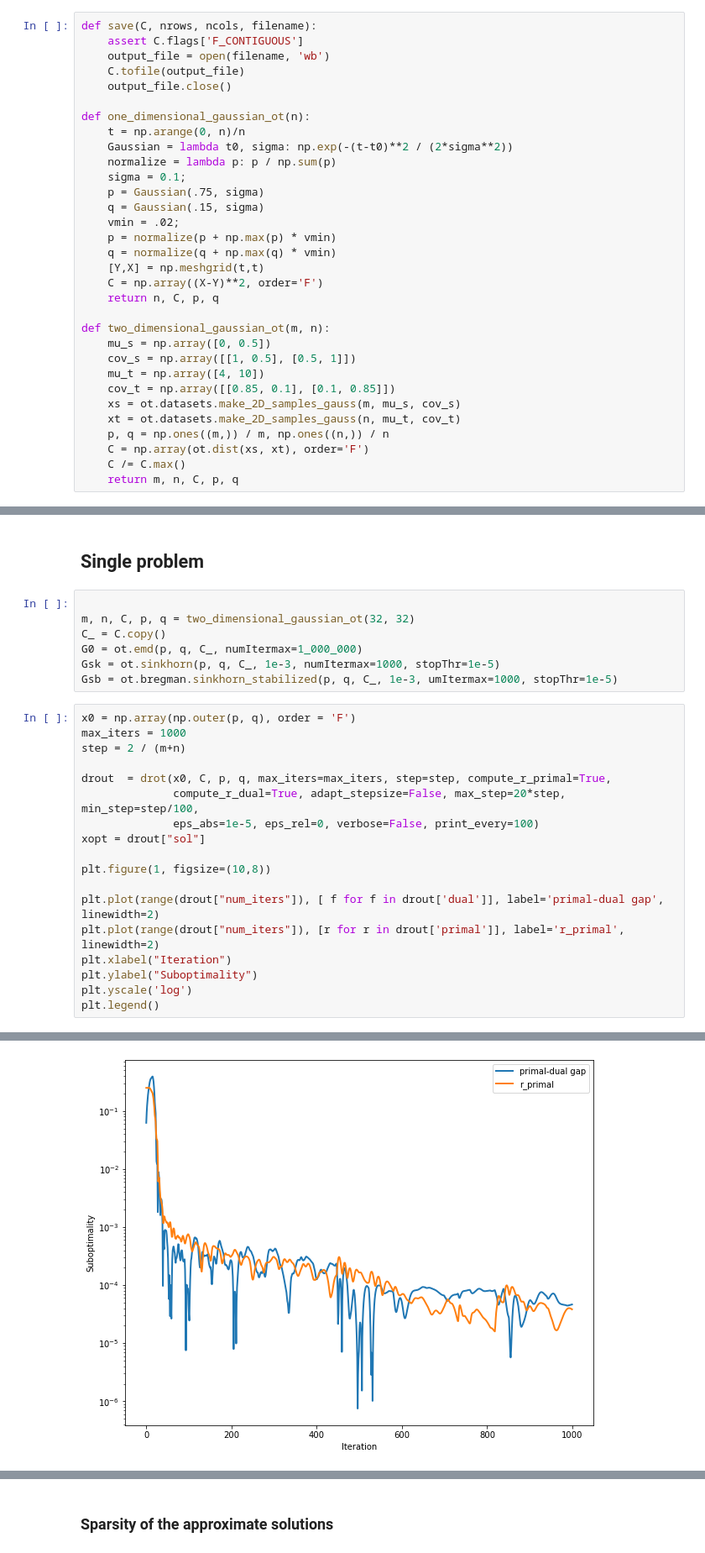
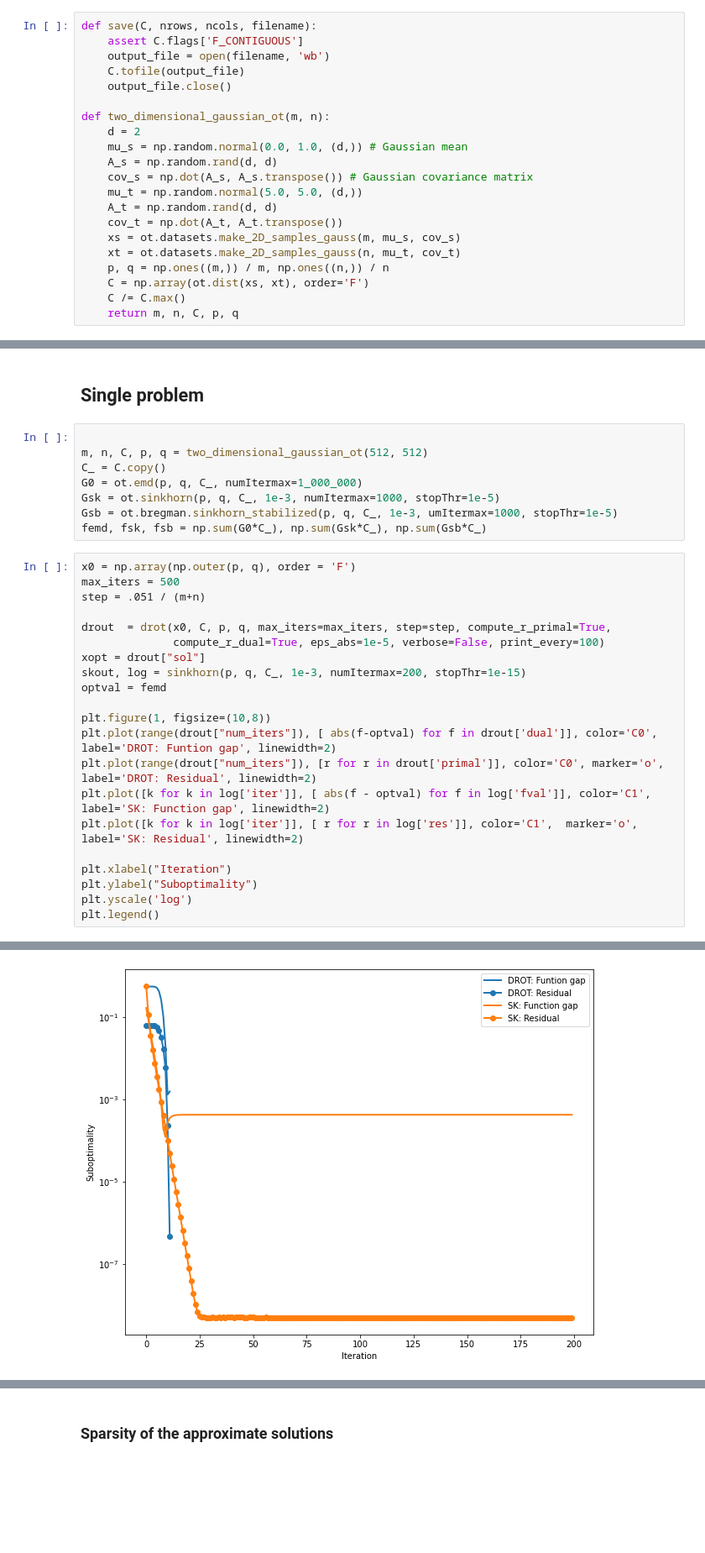
Before and after one commit to vienmai/drot, a Jupyter notebook: pydrot/examples/notebook.ipynb, the cells around one changed output, grey strips where cells are left out. Shown: that part at 84% size. Cells and saved outputs as stored; diff of their text form; blank space fills up the shorter version.

Commit message:
add runtim tests + randomized means and covariances

```diff
--- a/pydrot/examples/notebook.ipynb
+++ b/pydrot/examples/notebook.ipynb
@@ -25,25 +25,14 @@ def save(C, nrows, ncols, filename):
     C.tofile(output_file)
     output_file.close()
 
-def one_dimensional_gaussian_ot(n):
-    t = np.arange(0, n)/n
-    Gaussian = lambda t0, sigma: np.exp(-(t-t0)**2 / (2*sigma**2))
-    normalize = lambda p: p / np.sum(p)
-    sigma = 0.1;
-    p = Gaussian(.75, sigma)
-    q = Gaussian(.15, sigma)
-    vmin = .02;
-    p = normalize(p + np.max(p) * vmin)
-    q = normalize(q + np.max(q) * vmin)
-    [Y,X] = np.meshgrid(t,t)
-    C = np.array((X-Y)**2, order='F')
-    return n, C, p, q
-
 def two_dimensional_gaussian_ot(m, n):
-    mu_s = np.array([0, 0.5])
-    cov_s = np.array([[1, 0.5], [0.5, 1]])
-    mu_t = np.array([4, 10])
-    cov_t = np.array([[0.85, 0.1], [0.1, 0.85]])
+    d = 2
+    mu_s = np.random.normal(0.0, 1.0, (d,)) # Gaussian mean
+    A_s = np.random.rand(d, d)
+    cov_s = np.dot(A_s, A_s.transpose()) # Gaussian covariance matrix
+    mu_t = np.random.normal(5.0, 5.0, (d,))
+    A_t = np.random.rand(d, d)
+    cov_t = np.dot(A_t, A_t.transpose())
     xs = ot.datasets.make_2D_samples_gauss(m, mu_s, cov_s)
     xt = ot.datasets.make_2D_samples_gauss(n, mu_t, cov_t)
     p, q = np.ones((m,)) / m, np.ones((n,)) / n
@@ -144,25 +142,29 @@ fig = profile(dir, accuracies, labels, colors)
 ## Single problem
 # %%
 
-m, n, C, p, q = two_dimensional_gaussian_ot(32, 32)
+m, n, C, p, q = two_dimensional_gaussian_ot(512, 512)
 C_ = C.copy()
 G0 = ot.emd(p, q, C_, numItermax=1_000_000)
 Gsk = ot.sinkhorn(p, q, C_, 1e-3, numItermax=1000, stopThr=1e-5)
 Gsb = ot.bregman.sinkhorn_stabilized(p, q, C_, 1e-3, umItermax=1000, stopThr=1e-5)
+femd, fsk, fsb = np.sum(G0*C_), np.sum(Gsk*C_), np.sum(Gsb*C_)
 # %%
 x0 = np.array(np.outer(p, q), order = 'F')
-max_iters = 1000
-step = 2 / (m+n)
+max_iters = 500
+step = .051 / (m+n)
 
 drout  = drot(x0, C, p, q, max_iters=max_iters, step=step, compute_r_primal=True,
-              compute_r_dual=True, adapt_stepsize=False, max_step=20*step, min_step=step/100,
-              eps_abs=1e-5, eps_rel=0, verbose=False, print_every=100)
+              compute_r_dual=True, eps_abs=1e-5, verbose=False, print_every=100)
 xopt = drout["sol"]
+skout, log = sinkhorn(p, q, C_, 1e-3, numItermax=200, stopThr=1e-15)
+optval = femd
 
 plt.figure(1, figsize=(10,8))
+plt.plot(range(drout["num_iters"]), [ abs(f-optval) for f in drout['dual']], color='C0', label='DROT: Funtion gap', linewidth=2)
+plt.plot(range(drout["num_iters"]), [r for r in drout['primal']], color='C0', marker='o', label='DROT: Residual', linewidth=2)
+plt.plot([k for k in log['iter']], [ abs(f - optval) for f in log['fval']], color='C1', label='SK: Function gap', linewidth=2)
+plt.plot([k for k in log['iter']], [ r for r in log['res']], color='C1',  marker='o', label='SK: Residual', linewidth=2)
 
-plt.plot(range(drout["num_iters"]), [ f for f in drout['dual']], label='primal-dual gap', linewidth=2)
-plt.plot(range(drout["num_iters"]), [r for r in drout['primal']], label='r_primal', linewidth=2)
 plt.xlabel("Iteration")
 plt.ylabel("Suboptimality")
 plt.yscale('log')
@@ -172,2 +174,2 @@ Drot terminated at iteration  999
 <matplotlib.legend.Legend at 0x...>
-[figure, old version]
+[figure, new version]
```
Also changed, not shown: parts of 9 cells of this notebook, 4 other files.
